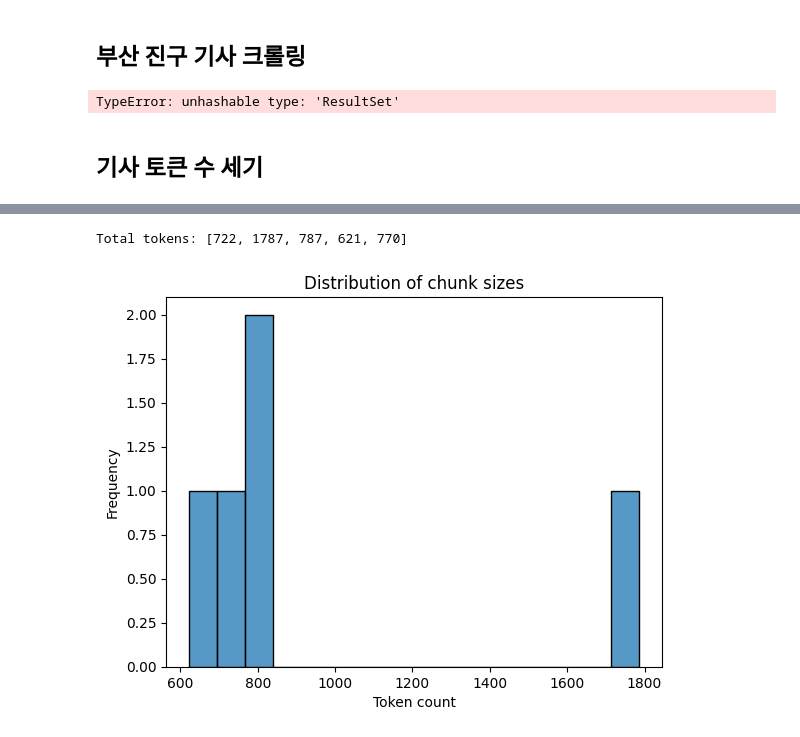
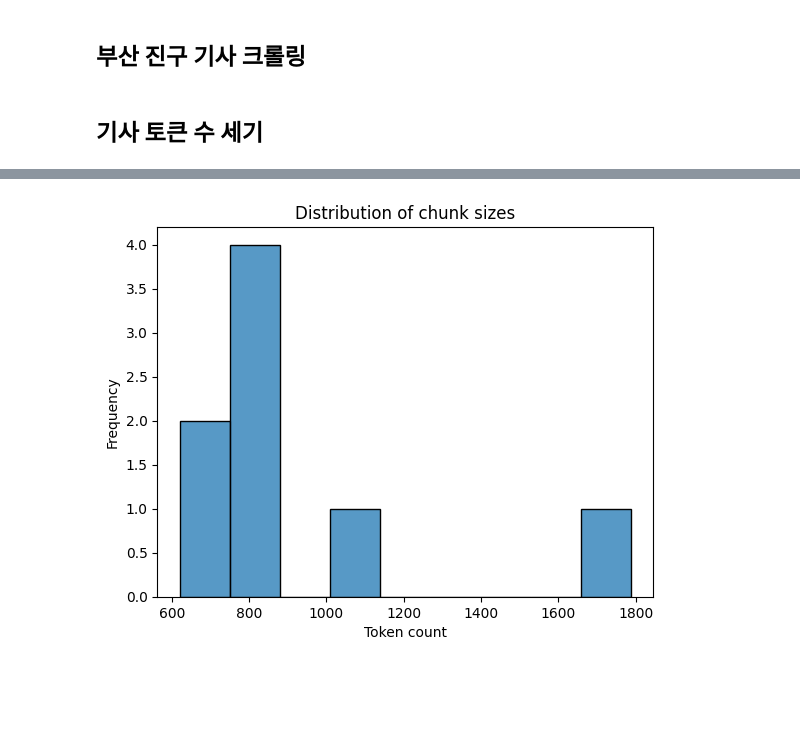
Before and after one commit to yewon0325/GraphRAG-with-Neo4j-and-LangChain, a Jupyter notebook: langchain_RAG_llama3_1.ipynb, the cells around one changed output, grey strips where cells are left out. Cells and saved outputs as stored; diff of their text form; code cells hidden in the pictures; blank space fills up the shorter version.

```diff
--- a/langchain_RAG_llama3_1.ipynb
+++ b/langchain_RAG_llama3_1.ipynb
@@ -39,38 +39,42 @@ from langchain.schema import Document
 from typing import List
 
 
+# 부산진구 뉴스 가져오기 함수
 def busan_Jingu_news(result):
-    new_list= []
-    for i in range(0, 1):
-        first_url = 3907022
-        news_url = 'https://www.busanjin.go.kr/board/view.busanjin?boardId=BBS_0000031&menuCd=DOM_000000110003001000&paging=ok&startPage=1&dataSid=%d' % first_url
+    new_list = []
+    start_url = 'https://www.busanjin.go.kr'
 
-        html = urllib.request.urlopen(news_url)
+    for i in range(0, 8):
+        url = start_url + result
+
+        html = urllib.request.urlopen(url)
         htmlnew = BeautifulSoup(html, 'html.parser')
         tag_body = htmlnew.find('body')
         class_substan = tag_body.select('.substan')
         class_prev = tag_body.select('.prev')
-        pre_url = tag_body.find_all('a')
-        print("a",{pre_url})
 
         if class_substan:
             paragraphs = class_substan[0].find_all('p')
             new_list.append([p.text.strip() for p in paragraphs if p.text.strip()])
         else:
-            print(f"No content found for dataSid")
+            print(f"dataSid에 대한 콘텐츠를 찾을 수 없습니다.")
+
+        # 이전 페이지 링크 업데이트
+        if class_prev:
+            pre_url = class_prev[0].find('a').get('href')
+            result = pre_url
+        else:
+            print("이전 페이지 링크를 찾을 수 없습니다.")
+            break
 
     return new_list
 
-def newslist_to_text(documents: List[str]) -> str:
-    for i in range(len(documents)):
-      documents[i] = " ".join(documents[i])
-    return documents
+def newslist_to_text(documents: List[List[str]]) -> List[str]:
+    text_documents = [" ".join(doc) for doc in documents]
+    return text_documents
 
-result = busan_Jingu_news([])
+result = busan_Jingu_news('/board/view.busanjin?boardId=BBS_0000031&menuCd=DOM_000000110003001000&paging=ok&startPage=1&dataSid=3907022')
 documents = newslist_to_text(result)
-# print(documents[2])
-# %% [output]
-TypeError: unhashable type: 'ResultSet'
 # %% [markdown]
 ## 기사 토큰 수 세기
 # %%
@@ -101,28 +105,33 @@ import pandas as pd
 import tiktoken
 from transformers import LlamaTokenizer
 from huggingface_hub import login
+import time
 
-def num_tokens_from_string(List: str, model: str="llama" ) -> int:
-
-    tokenizer = LlamaTokenizer.from_pretrained("meta-llama/Llama-2-7b", use_auth_token="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")
+def num_tokens_from_string(List: str, model: str="llama") -> int:
+    tokenizer = LlamaTokenizer.from_pretrained("meta-llama/Llama-2-7b", token="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")
     num_tokens = len(tokenizer.encode(List))
     return num_tokens
-tatal_token_list = []
-for i in range(len(documents)):
-    tatal_token_list.append(num_tokens_from_string(documents[i],"llama"))
-print("Total tokens:", tatal_token_list)
+
+# 문서 내용과 토큰 수 확인
+total_token_list = []
+
+for i, doc in enumerate(documents):
+
+    tokens = num_tokens_from_string(documents[i], "llama")
+    total_token_list.append(tokens)
+
+
+#print("Total tokens:", total_token_list)
-# %% [output]
-Total tokens: [722, 1787, 787, 621, 770]
 # %%
 # 청크 그래프 생성
 import seaborn as sns
 import matplotlib.pyplot as plt
 
-sns.histplot(tatal_token_list, kde=False) # 현재는 데이터가 하나이기 때문에 오류 발생합니다
+sns.histplot(total_token_list, kde=False) # 현재는 데이터가 하나이기 때문에 오류 발생합니다
 plt.title('Distribution of chunk sizes')
 plt.xlabel('Token count')
 plt.ylabel('Frequency')
 
 plt.show()
 # %% [output]
-[figure, old version]
+[figure, new version]
```
